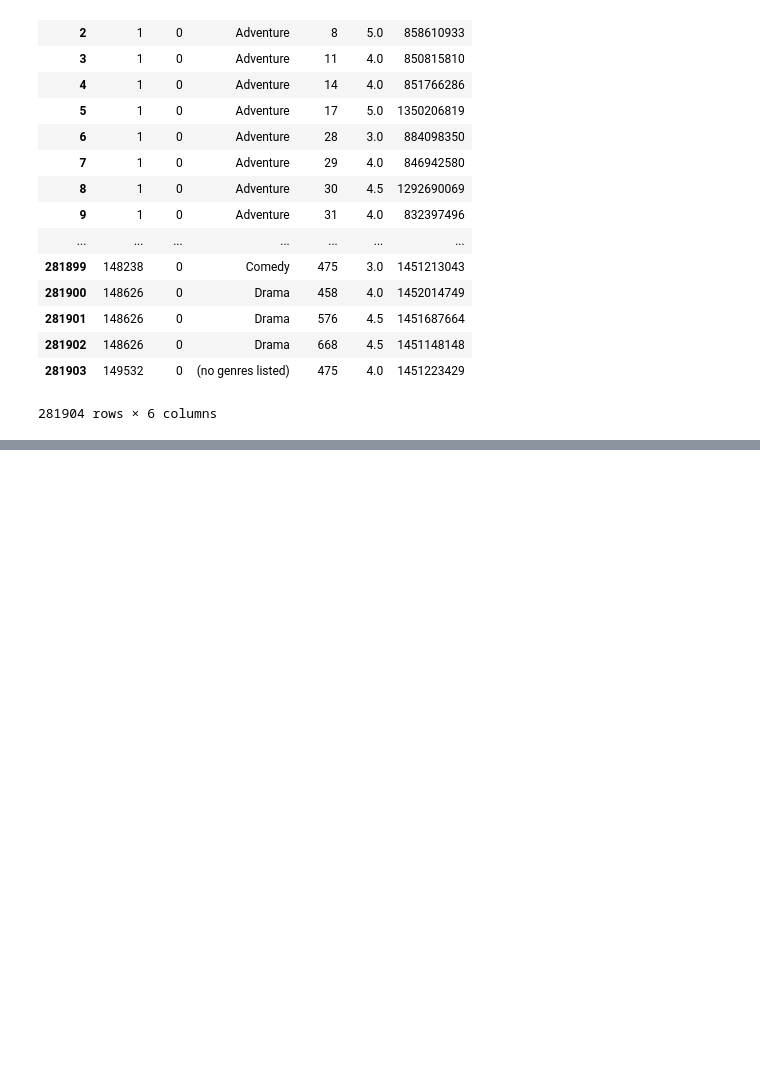
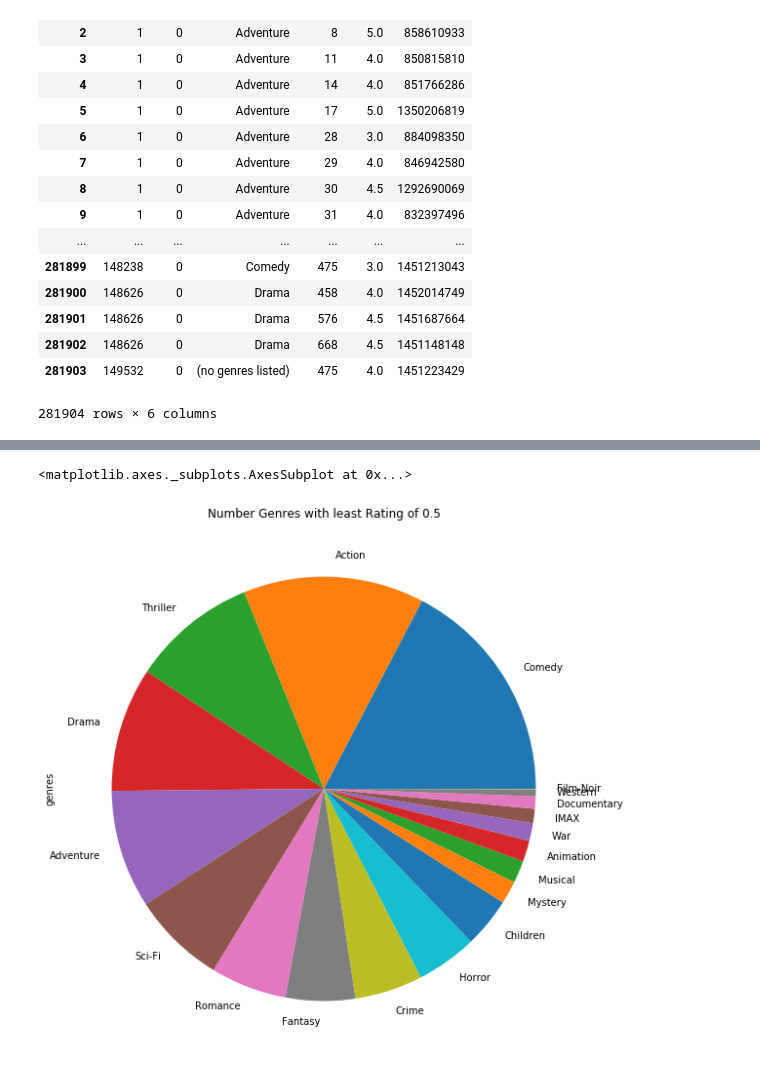
Before and after one commit to Vik-lewis/movie_genres, a Jupyter notebook: Untitled16.ipynb, the cells around one changed output, grey strips where cells are left out. Saved outputs shown, nothing was run; the diff lists cells and outputs as text; code cells hidden in the pictures; blank space fills up the shorter version.

```diff
--- a/Untitled16.ipynb
+++ b/Untitled16.ipynb
@@ -274,0 +429,3 @@ data6.plot(x = 'genres', y = 'rating',kind = 'line')
+# %%
+rating_0 = data7.get_group(0.5)
+rating_0
@@ -274,0 +451,3 @@ data6.plot(x = 'genres', y = 'rating',kind = 'line')
+# %%
+rating0 = rating_0['genres'].value_counts()
+rating0
@@ -274,0 +475,6 @@ data6.plot(x = 'genres', y = 'rating',kind = 'line')
+# %%
+plt.rcParams['figure.figsize'] = (10, 10)
+rating0.plot(y = 'genres',kind = 'pie', title = 'Number Genres with least Rating of 0.5' )
+# %% [output]
+<matplotlib.axes._subplots.AxesSubplot at 0x...>
+[figure, added]
```
Also changed, not shown: parts of 15 cells of this notebook.
